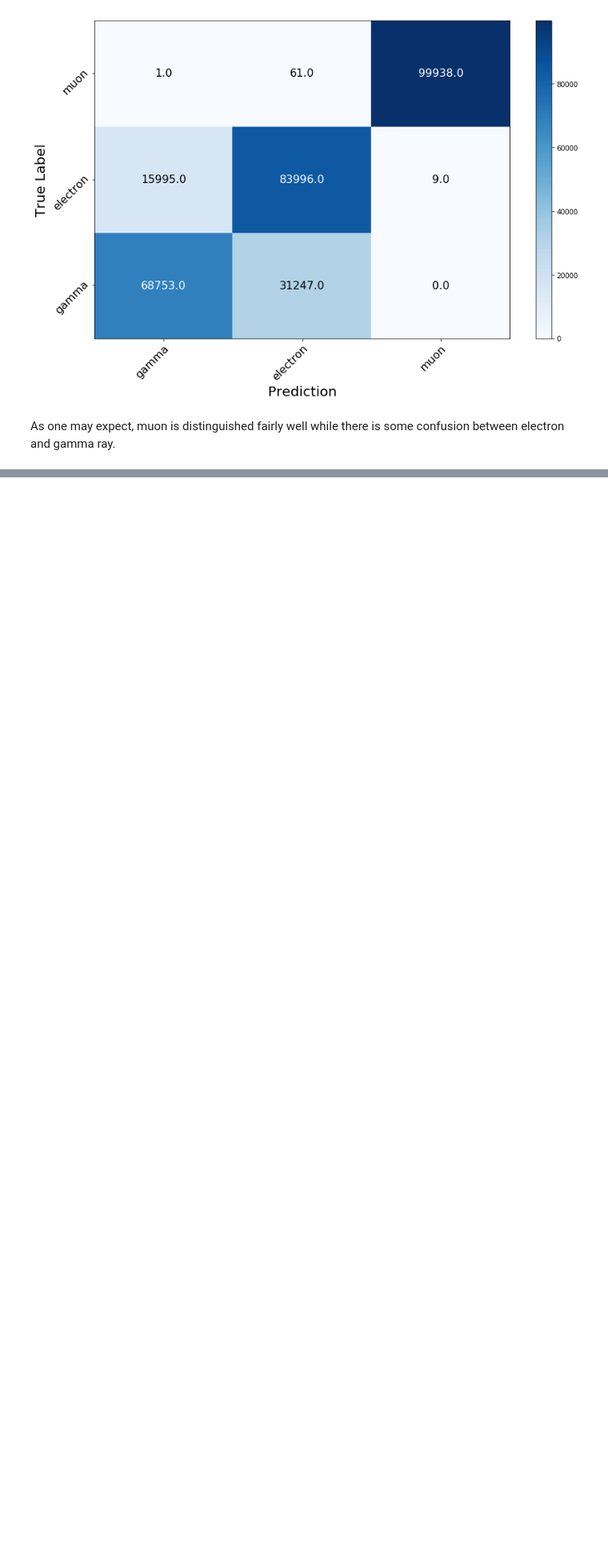
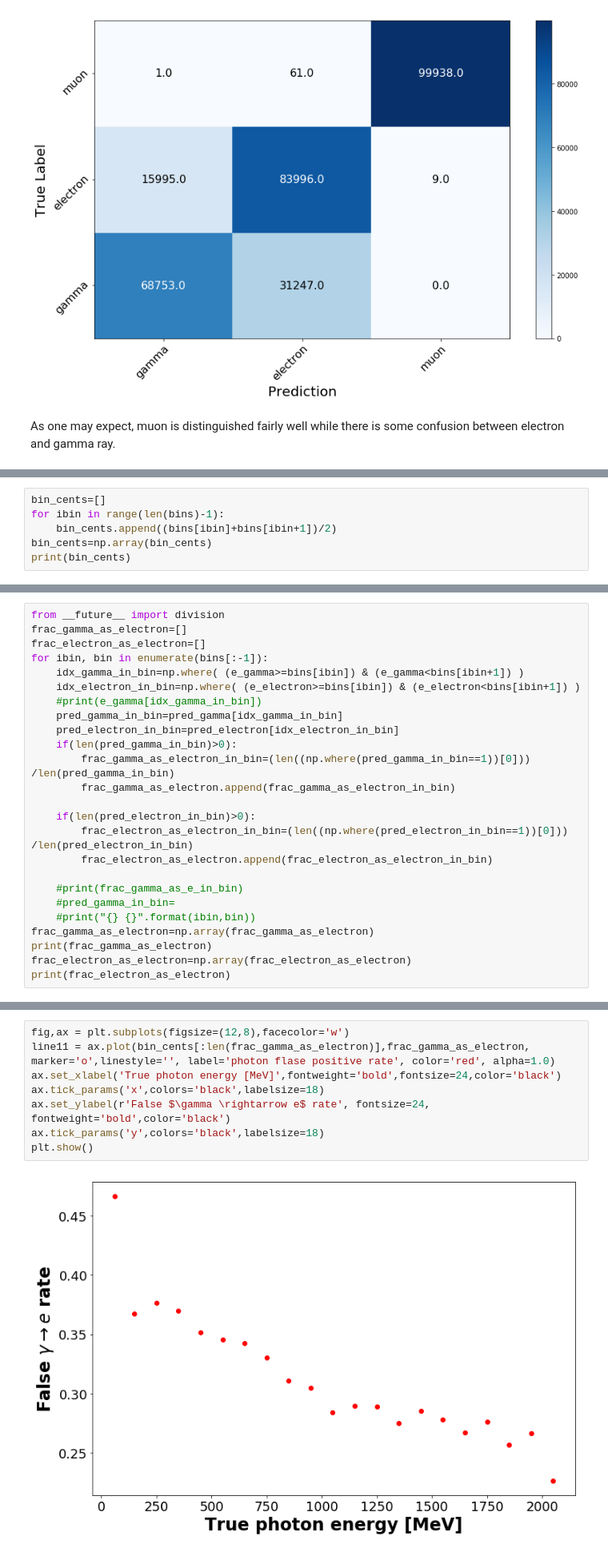
Before and after one commit to WatChMaL/UVicWorkshopPlayground, a Jupyter notebook: B/notebooks/CNN_try.ipynb, the cells around one changed output, grey strips where cells are left out. Shown: that part at 80% size. Drawn from its saved outputs; the diff is of its cells as text; blank space fills up the shorter version.

```diff
--- a/B/notebooks/CNN_try.ipynb
+++ b/B/notebooks/CNN_try.ipynb
@@ -372,0 +447,6 @@ As one may expect, muon is distinguished fairly well while there is some confusi
+# %%
+bin_cents=[]
+for ibin in range(len(bins)-1):
+    bin_cents.append((bins[ibin]+bins[ibin+1])/2)
+bin_cents=np.array(bin_cents)
+print(bin_cents)
@@ -372,0 +460,25 @@ As one may expect, muon is distinguished fairly well while there is some confusi
+# %%
+from __future__ import division
+frac_gamma_as_electron=[]
+frac_electron_as_electron=[]
+for ibin, bin in enumerate(bins[:-1]):
+    idx_gamma_in_bin=np.where( (e_gamma>=bins[ibin]) & (e_gamma<bins[ibin+1]) )
+    idx_electron_in_bin=np.where( (e_electron>=bins[ibin]) & (e_electron<bins[ibin+1]) )
+    #print(e_gamma[idx_gamma_in_bin])
+    pred_gamma_in_bin=pred_gamma[idx_gamma_in_bin]
+    pred_electron_in_bin=pred_electron[idx_electron_in_bin]
+    if(len(pred_gamma_in_bin)>0):
+        frac_gamma_as_electron_in_bin=(len((np.where(pred_gamma_in_bin==1))[0])) /len(pred_gamma_in_bin)
+        frac_gamma_as_electron.append(frac_gamma_as_electron_in_bin)
+
+    if(len(pred_electron_in_bin)>0):
+        frac_electron_as_electron_in_bin=(len((np.where(pred_electron_in_bin==1))[0])) /len(pred_electron_in_bin)
+        frac_electron_as_electron.append(frac_electron_as_electron_in_bin)
+
+    #print(frac_gamma_as_e_in_bin)
+    #pred_gamma_in_bin=
+    #print("{} {}".format(ibin,bin))
+frac_gamma_as_electron=np.array(frac_gamma_as_electron)
+print(frac_gamma_as_electron)
+frac_electron_as_electron=np.array(frac_electron_as_electron)
+print(frac_electron_as_electron)
@@ -372,0 +509,10 @@ As one may expect, muon is distinguished fairly well while there is some confusi
+# %%
+fig,ax = plt.subplots(figsize=(12,8),facecolor='w')
+line11 = ax.plot(bin_cents[:len(frac_gamma_as_electron)],frac_gamma_as_electron, marker='o',linestyle='', label='photon flase positive rate', color='red', alpha=1.0)
+ax.set_xlabel('True photon energy [MeV]',fontweight='bold',fontsize=24,color='black')
+ax.tick_params('x',colors='black',labelsize=18)
+ax.set_ylabel(r'False $\gamma \rightarrow e$ rate', fontsize=24, fontweight='bold',color='black')
+ax.tick_params('y',colors='black',labelsize=18)
+plt.show()
+# %% [output]
+[figure, added]
```
Also changed, not shown: parts of 16 cells of this notebook, 2 other files.
